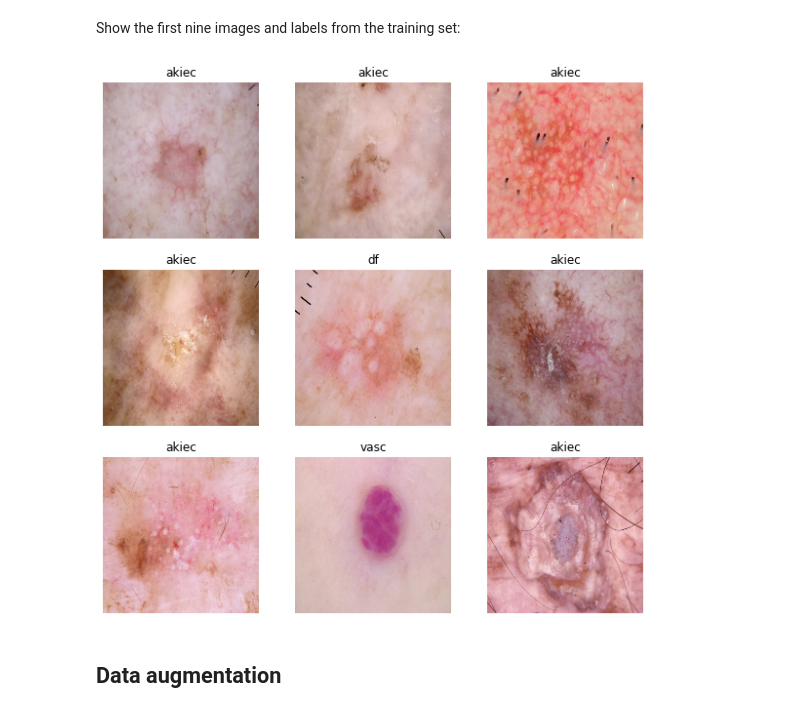
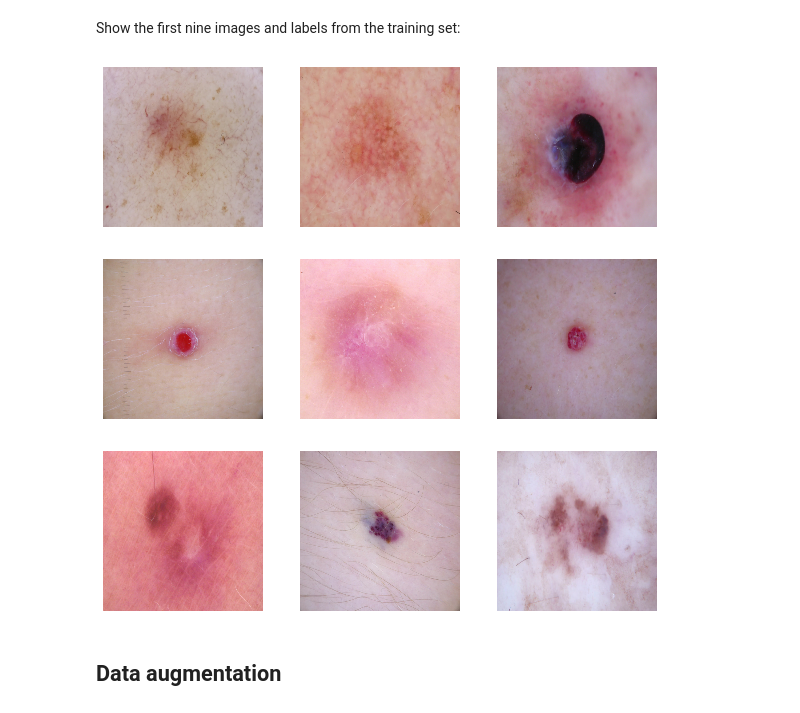
Before and after one commit to ML-Bioinfo-CEITEC/ECCB2021, a Jupyter notebook: 04_Transfer_Learning.ipynb, the cells around one changed output. Drawn from its saved outputs; the diff is of its cells as text; code cells hidden in the pictures.

```diff
--- a/04_Transfer_Learning.ipynb
+++ b/04_Transfer_Learning.ipynb
@@ -46,6 +48,7 @@ IMG_SIZE = (160, 160)
 # %%
 train_dataset = image_dataset_from_directory(train_dir,
                                              shuffle=True,
+                                             label_mode='categorical',
                                              batch_size=BATCH_SIZE,
                                              image_size=IMG_SIZE)
 # %% [output]
@@ -62,15 +66,15 @@ Show the first nine images and labels from the training set:
 # %%
 class_names = train_dataset.class_names
 
 plt.figure(figsize=(10, 10))
 for images, labels in train_dataset.take(1):
   for i in range(9):
     ax = plt.subplot(3, 3, i + 1)
     plt.imshow(images[i].numpy().astype("uint8"))
-    plt.title(class_names[labels[i]])
+    #plt.title(class_names[labels[i]]) TODO: fix label
     plt.axis("off")
 # %% [output]
-[figure, old version]
+[figure, new version]
 # %% [markdown]
 ## Data augmentation
 # %% [markdown]
```
Also changed, not shown: parts of 23 cells of this notebook.
